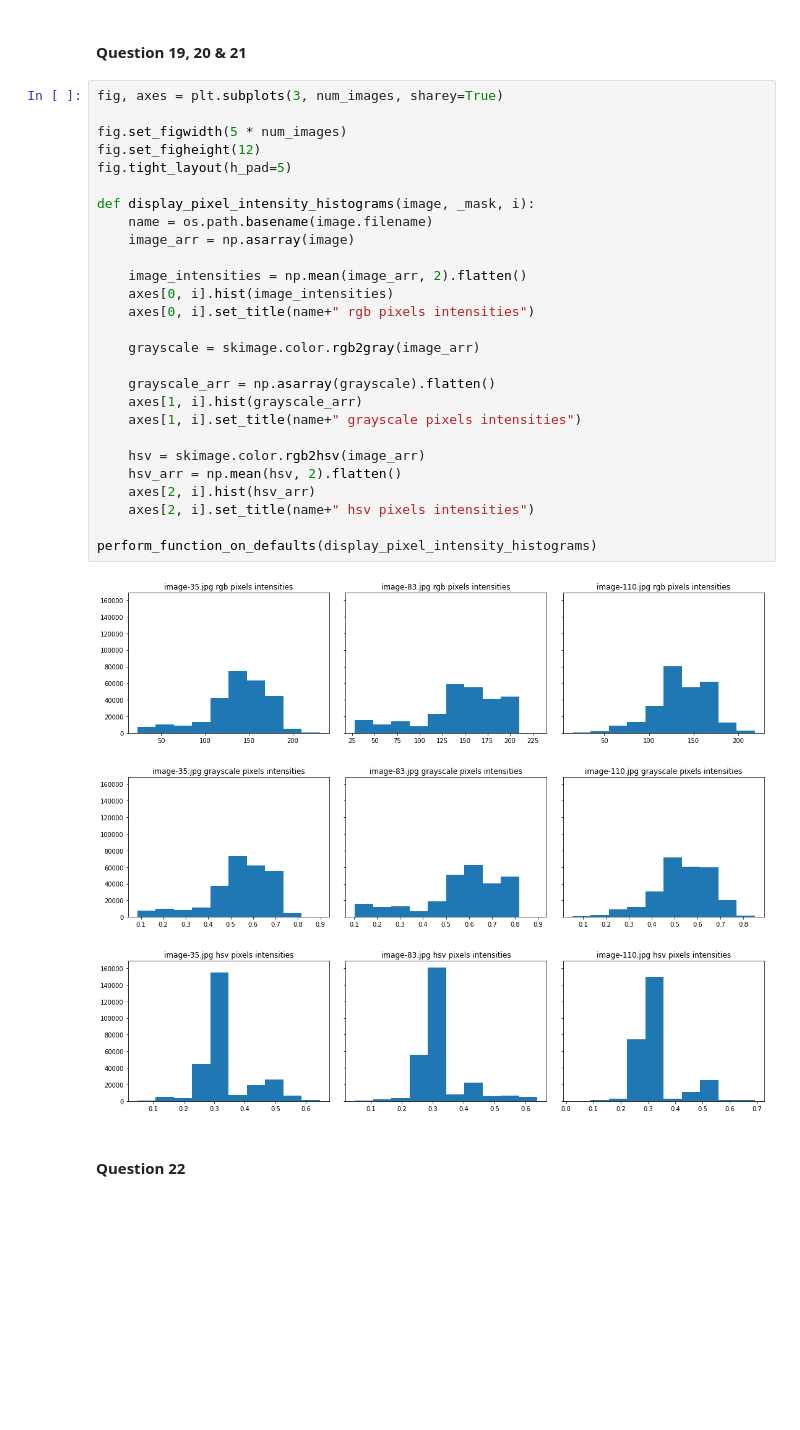
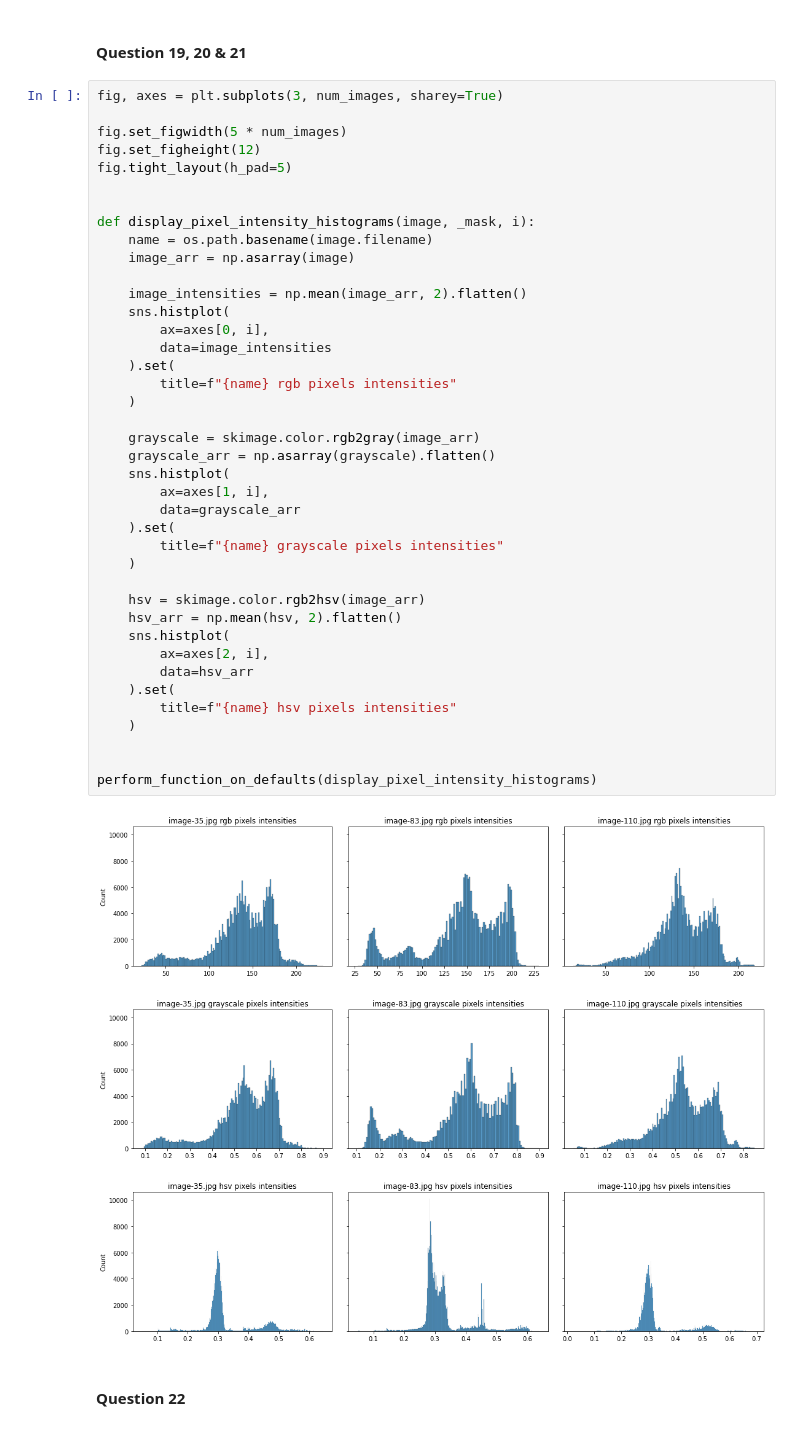
Before and after one commit to mamello-justice/computer-vision, a Jupyter notebook: work/Lab1.ipynb, the cells around one changed output. Saved outputs shown, nothing was run; the diff lists cells and outputs as text; blank space fills up the shorter version.

```diff
--- a/work/Lab1.ipynb
+++ b/work/Lab1.ipynb
@@ -346,32 +389,45 @@ perform_function_on_defaults(display_mask_channel_histograms)
 # %%
 fig, axes = plt.subplots(3, num_images, sharey=True)
 
 fig.set_figwidth(5 * num_images)
 fig.set_figheight(12)
 fig.tight_layout(h_pad=5)
 
+
 def display_pixel_intensity_histograms(image, _mask, i):
     name = os.path.basename(image.filename)
     image_arr = np.asarray(image)
 
     image_intensities = np.mean(image_arr, 2).flatten()
-    axes[0, i].hist(image_intensities)
-    axes[0, i].set_title(name+" rgb pixels intensities")
+    sns.histplot(
+        ax=axes[0, i],
+        data=image_intensities
+    ).set(
+        title=f"{name} rgb pixels intensities"
+    )
 
     grayscale = skimage.color.rgb2gray(image_arr)
-
     grayscale_arr = np.asarray(grayscale).flatten()
-    axes[1, i].hist(grayscale_arr)
-    axes[1, i].set_title(name+" grayscale pixels intensities")
+    sns.histplot(
+        ax=axes[1, i],
+        data=grayscale_arr
+    ).set(
+        title=f"{name} grayscale pixels intensities"
+    )
 
     hsv = skimage.color.rgb2hsv(image_arr)
     hsv_arr = np.mean(hsv, 2).flatten()
-    axes[2, i].hist(hsv_arr)
-    axes[2, i].set_title(name+" hsv pixels intensities")
+    sns.histplot(
+        ax=axes[2, i],
+        data=hsv_arr
+    ).set(
+        title=f"{name} hsv pixels intensities"
+    )
+
 
 perform_function_on_defaults(display_pixel_intensity_histograms)
 # %% [output]
-[figure, old version]
+[figure, new version]
 # %% [markdown]
 #### Question 22
 # %% [markdown]
```
Also changed, not shown: parts of 13 cells of this notebook.
